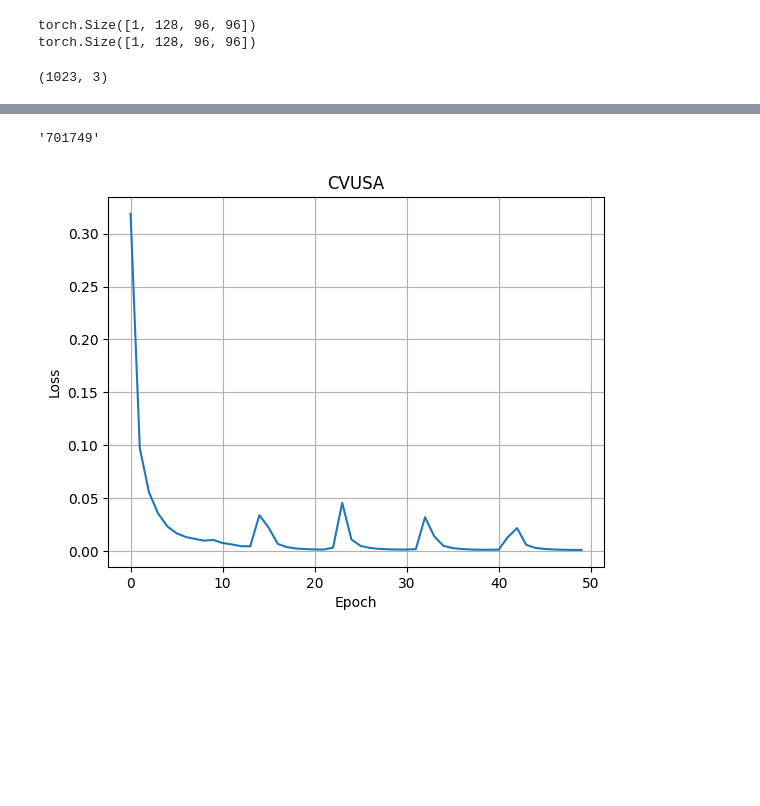
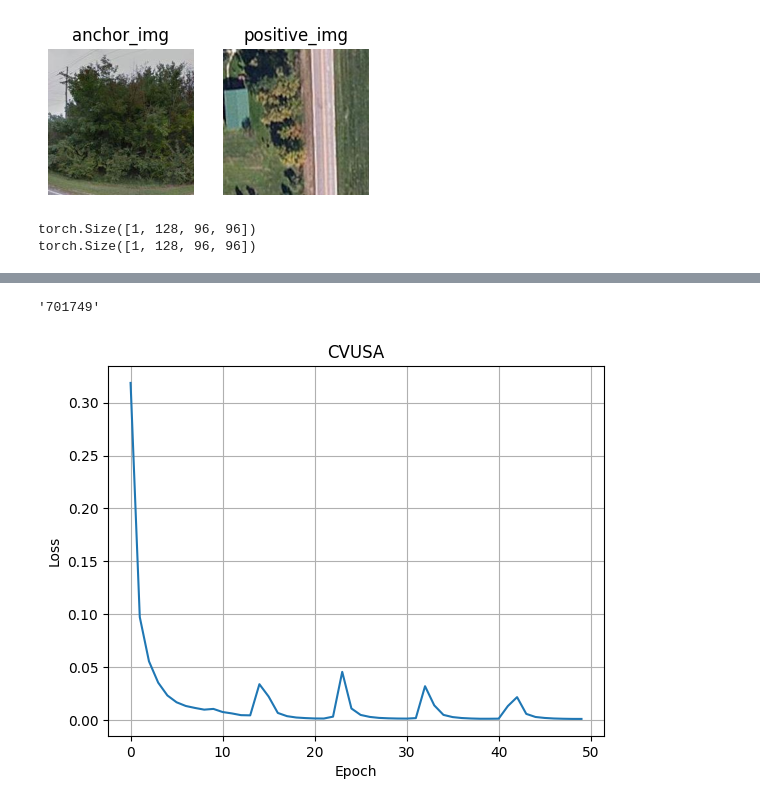
Before and after one commit to Fahim17/CVGL_Baseline, a Jupyter notebook: temp2.ipynb, the cells around one changed output, grey strips where cells are left out. Saved outputs shown, nothing was run; the diff lists cells and outputs as text; code cells hidden in the pictures; blank space fills up the shorter version.

```diff
--- a/temp2.ipynb
+++ b/temp2.ipynb
@@ -55,3 +11,63 @@ torch.Size([1, 1024, 12, 12])
+# %%
+from CVUSA_dataset import CVUSA_dataset_cropped, CVUSA_Dataset_Eval
+import matplotlib.pyplot as plt
+import pandas as pd
+from torchvision import datasets, transforms
+from torch.utils.data import DataLoader, Dataset
+
+
+
+
+transform = transforms.Compose([
+    # transforms.Resize((224, 224)),
+    transforms.RandomCrop(224),
+    transforms.ToTensor(),
+])
+
+
+# data_path = '/media/fahimul/2B721C03261BDC8D/Research/datasets/CVUSA' #don't include the / at the end
+# data_path = '/home/fa947945/datasets/CVUSA_Cropped/CVUSA' #don't include the / at the end
+data_path = '/data/Research/Dataset/CVUSA_Cropped/CVUSA' #don't include the / at the end
+
+train_data= pd.read_csv(f'{data_path}/splits/train-19zl.csv')
+train_ds = CVUSA_dataset_cropped(df = train_data, path=data_path, transform=transform)
+
+anchor_img, positive_img, negative_img = train_ds[0]
+
+anchor_img = anchor_img.permute(1, 2, 0)
+positive_img = positive_img.permute(1, 2, 0)
+negative_img = negative_img.permute(1, 2, 0)
+
+# plt.imshow(anchor_img.numpy())
+
+# plt.imshow(positive_img.numpy())
+
+
+# train_loader = DataLoader(train_ds, batch_size=32, shuffle=False)
+
+
+
+
+plt.subplot(1, 3, 1)
+plt.imshow(anchor_img)
+plt.title('anchor_img')
+plt.axis('off')
+
+# Plotting the second image
+plt.subplot(1, 3, 2)
+plt.imshow(positive_img)
+plt.title('positive_img')
+plt.axis('off')
+
+# Plotting the third image
+# plt.subplot(1, 3, 3)
+# plt.imshow(negative_img)
+# plt.title('negative_img')
+# plt.axis('off')
+
+plt.show()
+# %% [output]
+[figure, added]
 # %%
 a = torch.rand(1, 128, 96, 96)
 b = torch.rand(1, 128, 96, 96)
@@ -68,12 +84,3 @@ for i in query_features:
 # %% [output]
 torch.Size([1, 128, 96, 96])
 torch.Size([1, 128, 96, 96])
-# %%
-import pandas as pd
-data_path = '/media/fahimul/2B721C03261BDC8D/Research/datasets/CVUSA' #don't include the / at the end
-# data_path = '/home/fa947945/datasets/CVUSA_Cropped/CVUSA' #don't include the / at the end
-train_data= pd.read_csv(f'{data_path}/splits/train-19zl.csv')
-
-train_data.shape
-# %% [output]
-(1023, 3)
```
Also changed, not shown: parts of 9 cells of this notebook, 5 other files.
